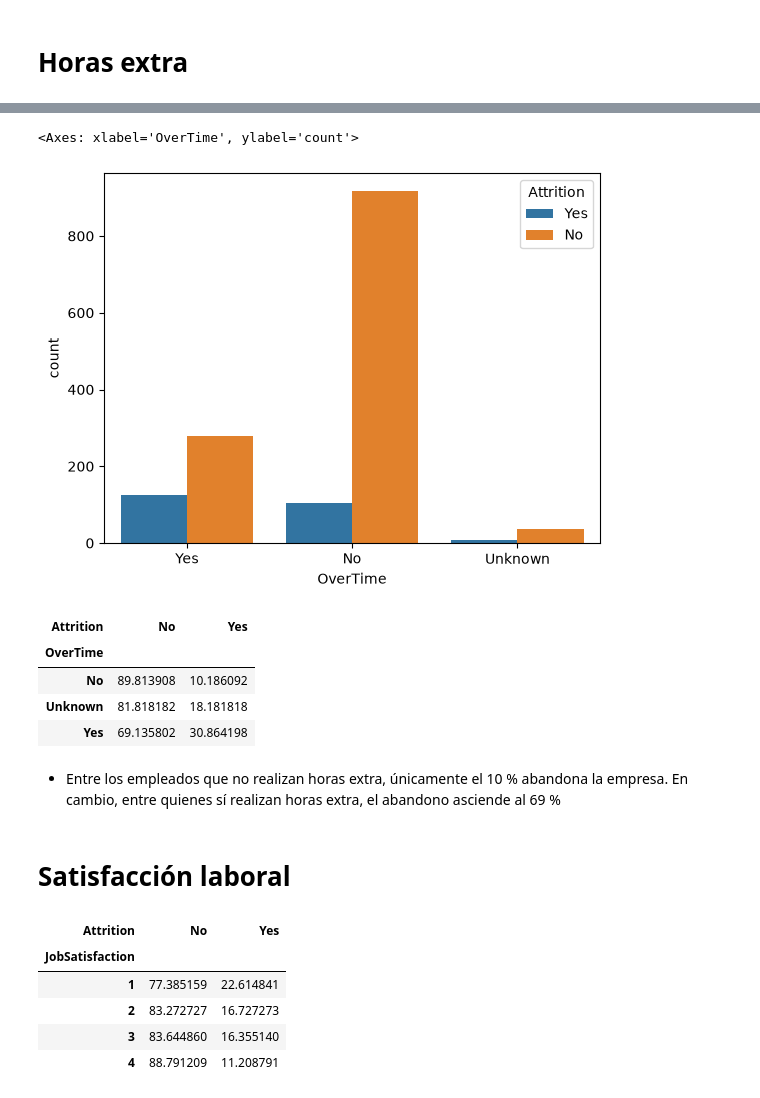
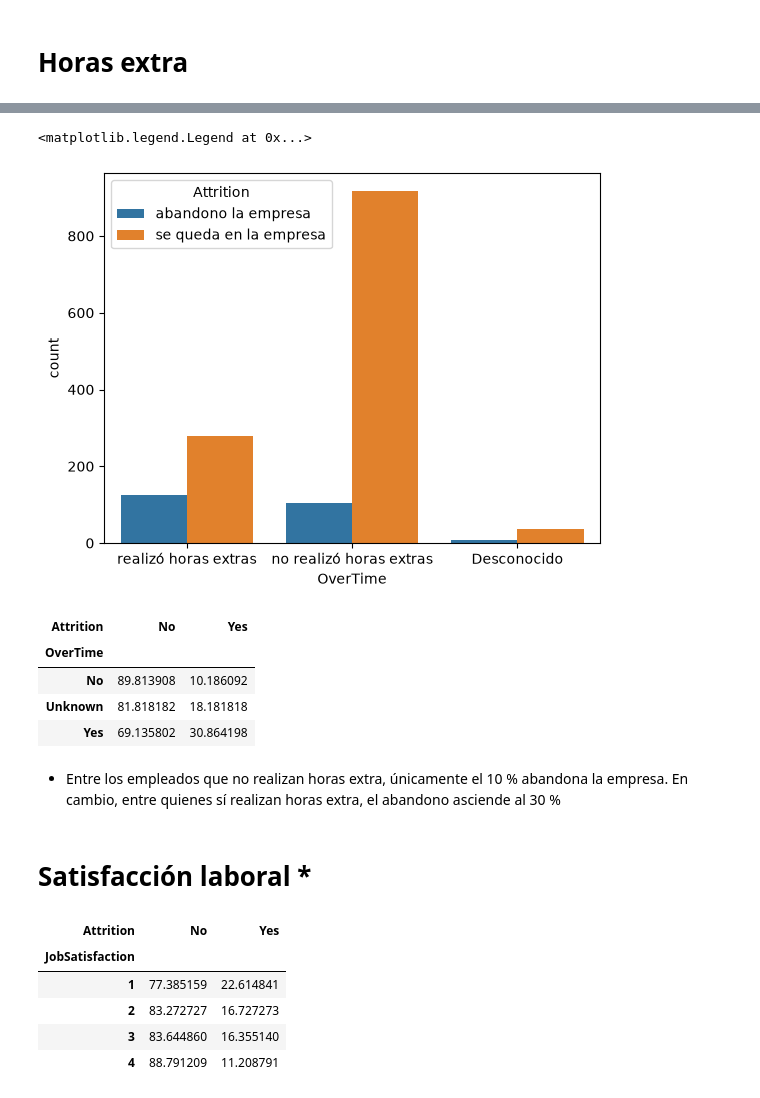
Before and after one commit to Adalab/proyecto-da-promo-67-modulo-3-team-3, a Jupyter notebook: proyecto.ipynb, the cells around one changed output, grey strips where cells are left out. Cells and saved outputs as stored; diff of their text form; code cells hidden in the pictures.

```diff
--- a/proyecto.ipynb
+++ b/proyecto.ipynb
@@ -362,3 +362,16 @@ df['JobRole'].unique()
       'Sales representative',         'Research director',
            'Human resources']
 Length: 9, dtype: str
+# %%
+mapa = {
+    'Laboratory technician': 'Research & Development',
+    'Sales executive': 'Sales',
+    'Research scientist': 'Research & Development',
+    'Research director': 'Research & Development',
+    'Healthcare representative': 'Research & Development',
+    'Manufacturing director': 'Research & Development',
+    'Manager': 'Unknown',
+}
+
+mask = df['Department'] == 'Unknown'
+df.loc[mask, 'Department'] = df.loc[mask, 'JobRole'].map(mapa)
@@ -563,12 +615,22 @@ Name: MonthlyIncome, dtype: float64
 # %%
 sns.countplot(
     data=df,
     x="OverTime",
     hue="Attrition"
 )
+ax = plt.gca()
+# renombrar etiquetas del eje x
+xticks = [t.get_text() for t in ax.get_xticklabels()]
+xt_map = {'Yes': 'realizó horas extras', 'No': 'no realizó horas extras', 'Unknown': 'Desconocido'}
+ax.set_xticklabels([xt_map.get(t, t) for t in xticks])
+
+# renombrar etiquetas de la leyenda (hue)
+handles, labels = ax.get_legend_handles_labels()
+legend_map = {'Yes': 'abandono la empresa', 'No': 'se queda en la empresa'}
+ax.legend(handles=handles, labels=[legend_map.get(l, l) for l in labels], title='Attrition')
 # %% [output]
-<Axes: xlabel='OverTime', ylabel='count'>
+<matplotlib.legend.Legend at 0x...>
-[figure, old version]
+[figure, new version]
 # %%
 pd.crosstab(df["OverTime"],
             df["Attrition"],
@@ -580,9 +642,9 @@ pd.crosstab(df["OverTime"],
 | Unknown | 81.818182 | 18.181818 |
 | Yes | 69.135802 | 30.864198 |
 # %% [markdown]
-- Entre los empleados que no realizan horas extra, únicamente el 10 % abandona la empresa. En cambio, entre quienes sí realizan horas extra, el abandono asciende al 69 %
+- Entre los empleados que no realizan horas extra, únicamente el 10 % abandona la empresa. En cambio, entre quienes sí realizan horas extra, el abandono asciende al 30 %
 # %% [markdown]
-# Satisfacción laboral
+# Satisfacción laboral *
 # %%
 pd.crosstab(
     df["JobSatisfaction"],
```
Also changed, not shown: parts of 55 cells of this notebook, 2 other files.
